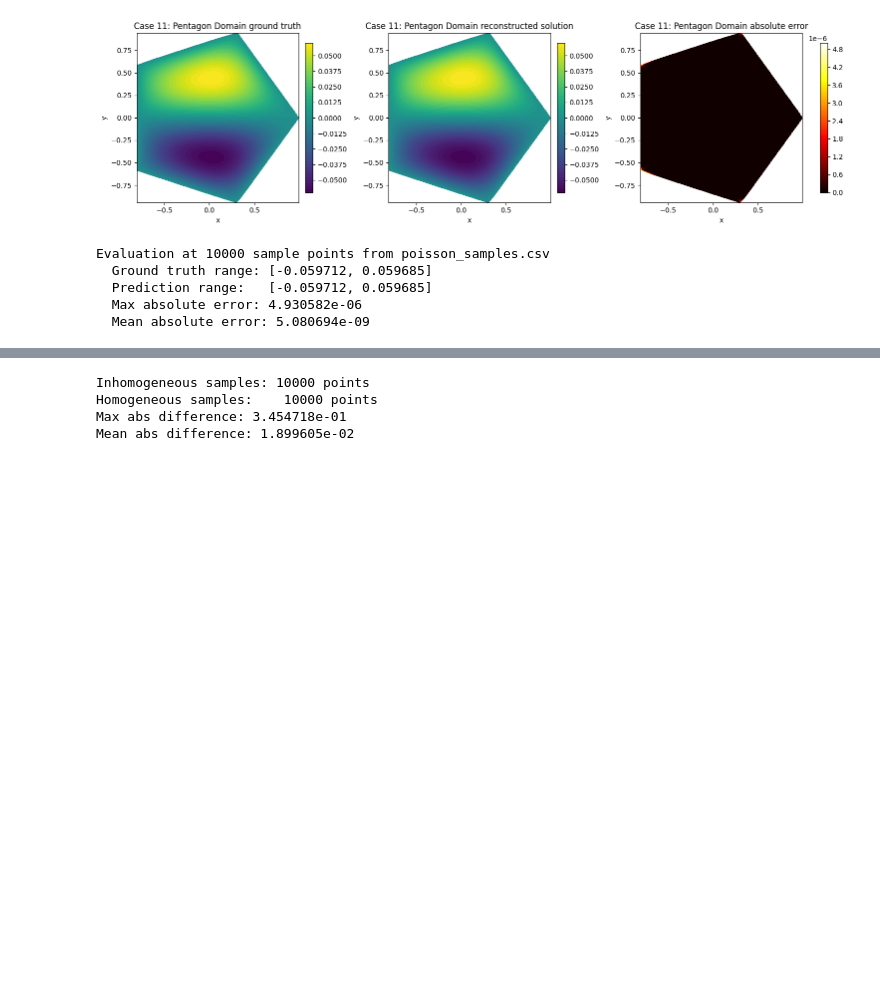
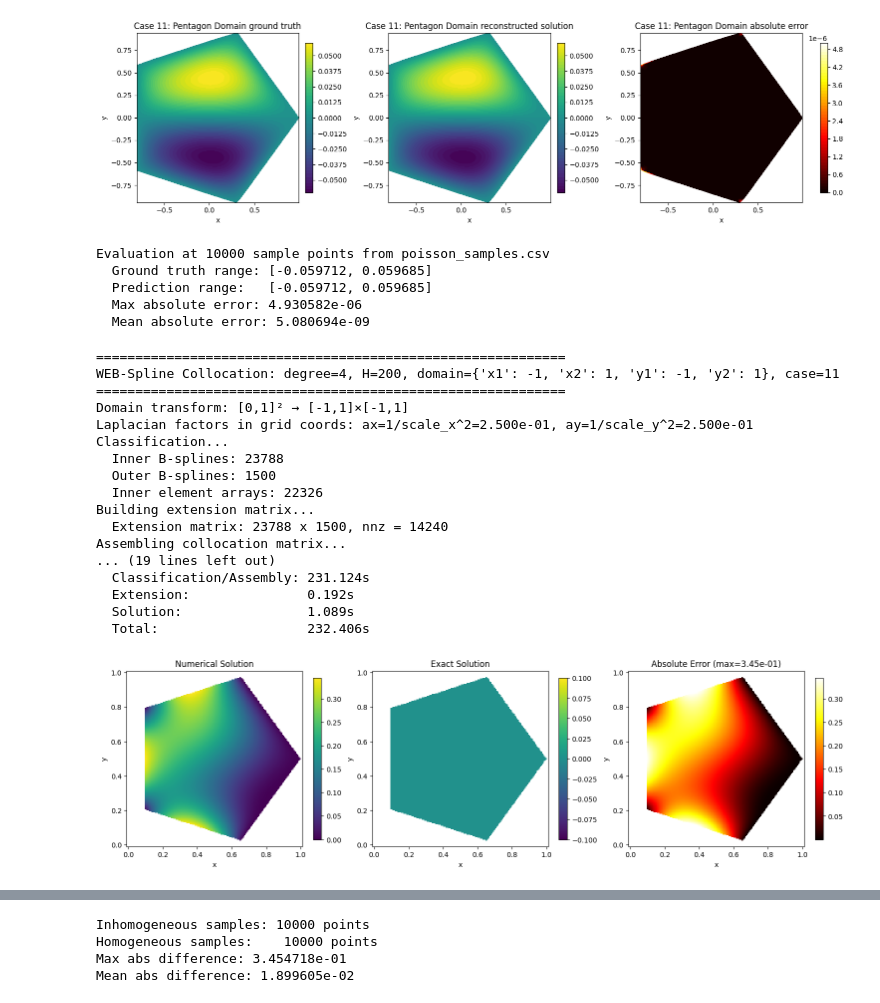
Before and after one commit to csgellert/NeuralIGA, a Jupyter notebook: advanced_neural_iga/advanced_colloc/colloc_results.ipynb, the cells around one changed output, grey strips where cells are left out. Cells and saved outputs as stored; diff of their text form; code cells hidden in the pictures; blank space fills up the shorter version.

```diff
--- a/advanced_neural_iga/advanced_colloc/colloc_results.ipynb
+++ b/advanced_neural_iga/advanced_colloc/colloc_results.ipynb
@@ -330,3 +333,49 @@ Evaluation at 10000 sample points from poisson_samples.csv
   Prediction range:   [-0.059712, 0.059685]
   Max absolute error: 4.930582e-06
   Mean absolute error: 5.080694e-09
+# %%
+importlib.reload(cWEB)
+importlib.reload(PDE_testcases)
+importlib.reload(Geomertry)
+import inhomogenous_boundary as ihbnd
+importlib.reload(ihbnd)
+
+# Analytical 5-output pentagon distance model.
+# Use the scalar adapter for run_example, and keep the 5-output model for model_ms.
+#model_MS = netdefs.load_test_model("SIREN_pentagon_MSSDF_02", "SIREN", params={"architecture": [2, 256, 256, 256, 5], "w_0": 15, "w_hidden": 30.0})
+model_MS = Geomertry.AnaliticalDistancePentagon_SideDistances(radius=1.0, rotation=0.0)
+#model = ihbnd.sharp_min_distance_function(model_MS)
+#model = ihbnd.smooth_min_distance_function(model_MS, alpha=10.0)
+#model = ihbnd.sharp_min_distance_function_hollig(model=model_MS, delta = 0.05, gamma= 3)
+model = ihbnd.R_func_min(model=model_MS)
+# Enable return_coefficients=True so we can use the result for pointwise evaluation.
+res = cWEB.run_example(
+    model=model,
+    n=4,
+    H=200,
+    function_case=11,
+    verbose=True,
+    plot_mode='2d',
+    return_coefficients=True,
+    model_ms=model_MS,
+    boundary_enforcement="wachspress"
+)
+# %% [output]
+============================================================
+WEB-Spline Collocation: degree=4, H=200, domain={'x1': -1, 'x2': 1, 'y1': -1, 'y2': 1}, case=11
+============================================================
+Domain transform: [0,1]² → [-1,1]×[-1,1]
+Laplacian factors in grid coords: ax=1/scale_x^2=2.500e-01, ay=1/scale_y^2=2.500e-01
+Classification...
+  Inner B-splines: 23788
+  Outer B-splines: 1500
+  Inner element arrays: 22326
+Building extension matrix...
+  Extension matrix: 23788 x 1500, nnz = 14240
+Assembling collocation matrix...
+... (19 lines left out)
+  Classification/Assembly: 231.124s
+  Extension:               0.192s
+  Solution:                1.089s
+  Total:                   232.406s
+[figure, added]
```
Also changed, not shown: parts of 10 cells of this notebook, 2 other files.
